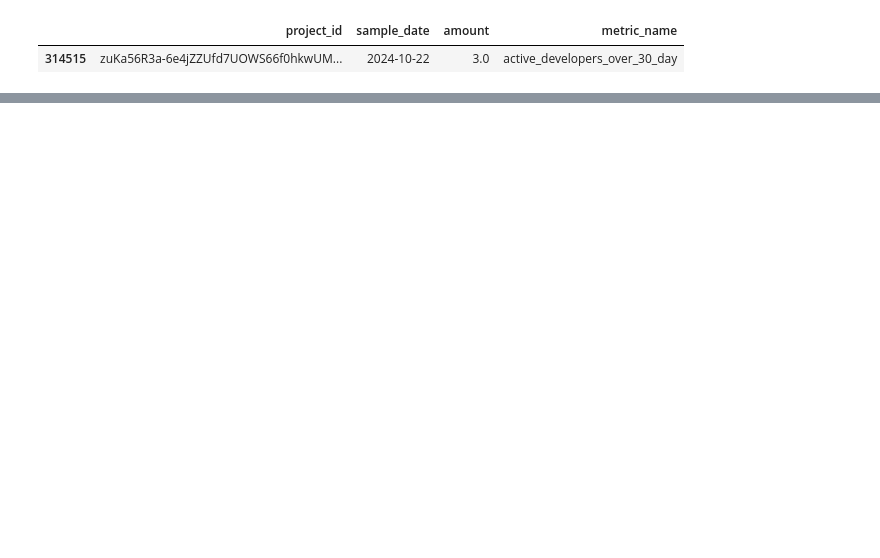
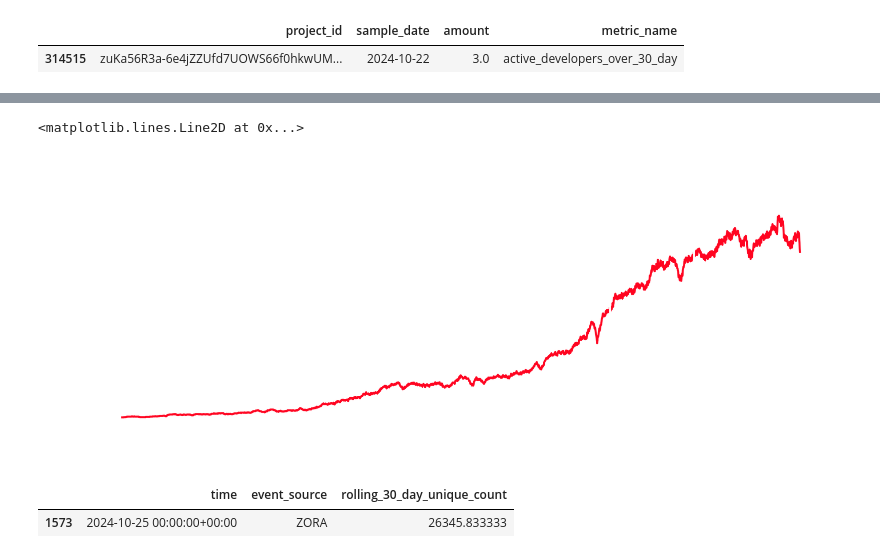
Before and after one commit to opensource-observer/insights, a Jupyter notebook: analysis/optimism/devcon_2024/20241105_Devcon_SoFarSoGoodSoWhat.ipynb, the cells around one changed output, grey strips where cells are left out. Drawn from its saved outputs; the diff is of its cells as text; code cells hidden in the pictures; blank space fills up the shorter version.

```diff
--- a/analysis/optimism/devcon_2024/20241105_Devcon_SoFarSoGoodSoWhat.ipynb
+++ b/analysis/optimism/devcon_2024/20241105_Devcon_SoFarSoGoodSoWhat.ipynb
@@ -267,0 +354,68 @@ df_timeseries.tail(1)
+# %%
+df_collections = pd.read_parquet('data/_local/timeseries_metrics_by_collection.parquet')
+
+active_devs = (
+    df_collections[
+        (df_collections['metric_name'] == 'active_developers_over_30_day')
+        & (pd.to_datetime(df_collections['sample_date']) < pd.to_datetime('2024-10-01'))
+        & (df_collections['collection_name'] == 'op-rpgf3')
+    ]
+    .groupby('sample_date')['amount']
+    .sum()
+)
+fig, ax = get_plot(active_devs, kind='line', color='#ff0420')
+format_axis(ax)
+ax.set_xlabel("")
+ax.set_title("Monthly active developers, 30-day rolling average\n", loc='left', weight='bold')
+ax.axvline(19000, color='white')
+ax.axvline(19440, color='white')
+# %% [output]
+<matplotlib.lines.Line2D at 0x...>
+[figure, added]
+# %%
+maus_query = f"""
+    WITH daily_unique_counts AS (
+      SELECT
+        time,
+        event_source,
+        COUNT(DISTINCT from_artifact_name) AS daily_unique_count
+      FROM (
+        SELECT DISTINCT
+          e.time,
+          e.from_artifact_name,
+          e.event_source
+        FROM `oso.int_events__blockchain` e
+        JOIN `oso.artifacts_by_project_v1` abp
+          ON e.to_artifact_id = abp.artifact_id
+        JOIN `oso.projects_by_collection_v1` pbc
+          ON pbc.project_id = abp.project_id
+        WHERE
+          e.time > '2023-12-01'
+          AND pbc.collection_name = 'op-retrofunding-4'
+          AND e.event_source IN ('BASE', 'OPTIMISM', 'MODE', 'METAL', 'FRAX', 'ZORA')
+          AND e.event_type = 'CONTRACT_INVOCATION_SUCCESS_DAILY_COUNT'
+      ) AS distinct_events
+      GROUP BY time, event_source
+    )
+
+    SELECT
+      time,
+      event_source,
+      AVG(daily_unique_count) OVER (
+        PARTITION BY event_source
+        ORDER BY time
+        ROWS BETWEEN 29 PRECEDING AND CURRENT ROW
+      ) AS rolling_30_day_unique_count
+    FROM daily_unique_counts
+    ORDER BY time, event_source
+"""
+
+# maus_query_result = client.query(maus_query)
+# df_maus = maus_query_result.to_dataframe()
+# df_maus.to_parquet('data/_local/maus.parquet')
+
+df_maus = pd.read_parquet('data/_local/maus.parquet')
+df_maus.tail(1)
+# %% [output]
+|  | time | event_source | rolling_30_day_unique_count |
+| 1573 | 2024-10-25 00:00:00+00:00 | ZORA | 26345.833333 |
```
Also changed, not shown: parts of 17 cells of this notebook, 1 other file.
